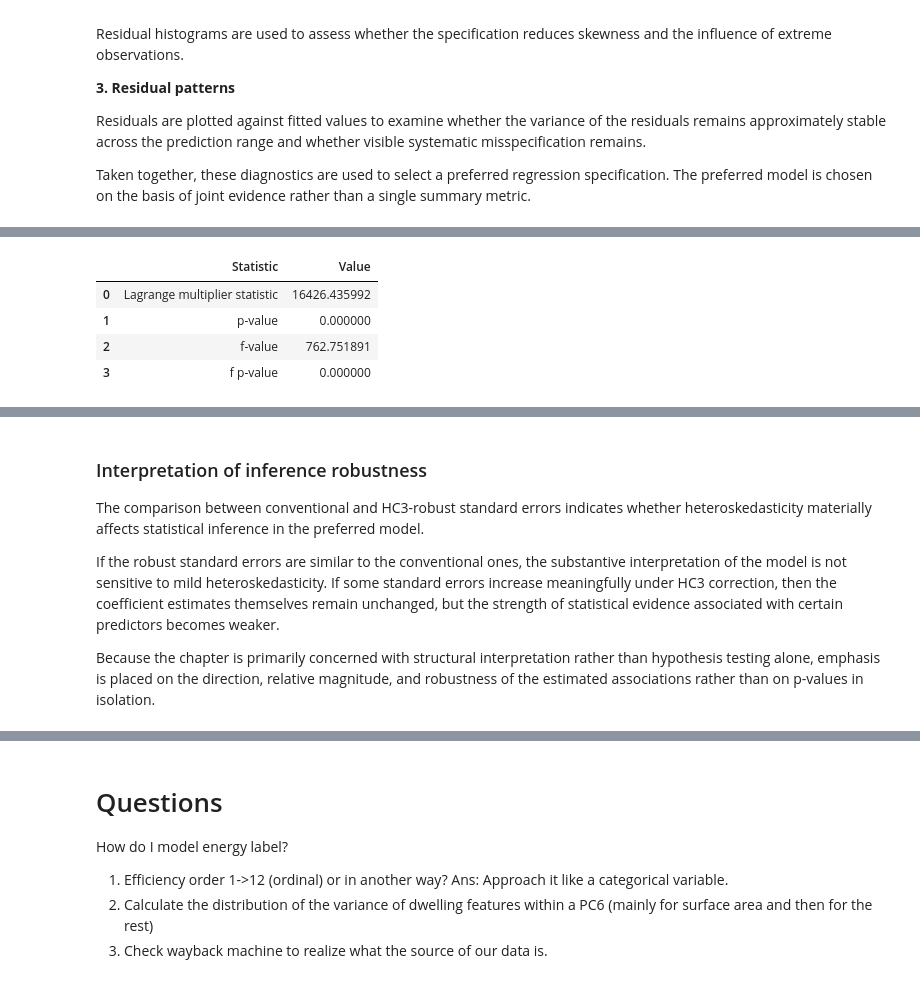
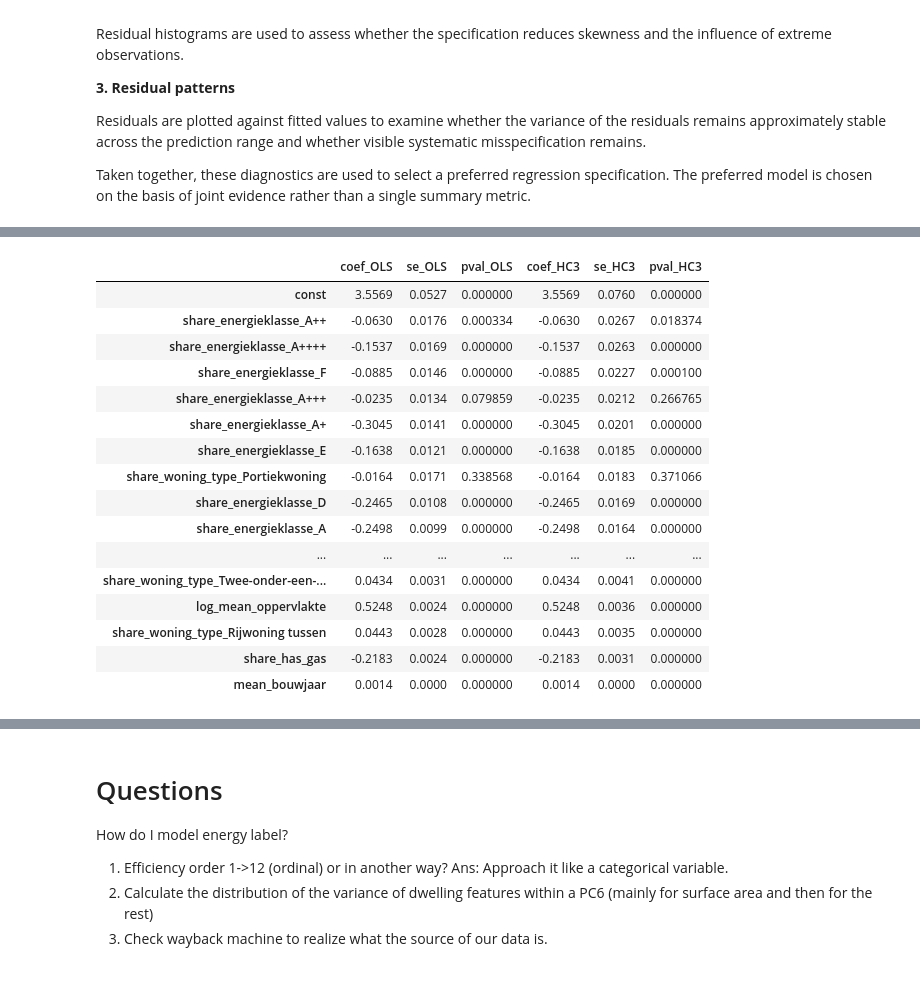
Before and after one commit to Dialectiek/policy-tool-slice, a Jupyter notebook: Dutch_load_analysis/dook_vng_data/Dutch_load_analysis.ipynb, the cells around one changed output, grey strips where cells are left out. Saved outputs shown, nothing was run; the diff lists cells and outputs as text; code cells hidden in the pictures.

```diff
--- a/Dutch_load_analysis/dook_vng_data/Dutch_load_analysis.ipynb
+++ b/Dutch_load_analysis/dook_vng_data/Dutch_load_analysis.ipynb
@@ -2324,11 +2323,6 @@ pc6_dataset = (
     .merge(pc6_energylabel, on="postcode", how="left")
 )
 
-# clarify that this variable represents label coverage, not an efficiency class
-pc6_dataset = pc6_dataset.rename(columns={
-    "share_energieklasse_no_label": "share_no_energy_label"
-})
-
 # replace missing composition shares with zero
 pc6_dataset = pc6_dataset.fillna(0)
 
@@ -2746,7 +2740,7 @@ label_cols_full = [
 ]
 
 # explicit reference categories
-ref_woningtype = "share_woning_type_appartement"   # adjust if needed
+ref_woningtype = "share_woning_type_Appartement"   # adjust if needed
 ref_label = "share_energieklasse_G"                # adjust if needed
 
 woningtype_cols = [
@@ -3227,32 +3432,14 @@ In the analysis below, the preferred model is the log-log specification with log
 # %%
-# 6.5 Heteroskedasticity diagnostic and robust standard errors
-# preferred model: model_log_area
-
-from statsmodels.stats.diagnostic import het_breuschpagan
-
-# Breusch-Pagan test
-residuals_pref = model_log_area.resid
-exog_pref = model_log_area.model.exog
-
-bp_test = het_breuschpagan(residuals_pref, exog_pref)
-
-bp_results = pd.DataFrame({
-    "Statistic": [
-        "Lagrange multiplier statistic",
-        "p-value",
-        "f-value",
-        "f p-value"
-    ],
-    "Value": bp_test
-})
-
-display(bp_results)
-
-# re-estimate preferred model with HC3 robust standard errors
+# ----------------------------
+# 6.5.2 HC3 robust standard errors
+# ----------------------------
+# Re-estimate model with HC3 robust SE
 model_log_area_robust = sm.OLS(y_log_area, X_log_area).fit(cov_type="HC3")
 
+# Show full summary (optional)
 print(model_log_area_robust.summary())
 
+# Compare OLS vs HC3 SE and p-values
 coef_comparison = pd.DataFrame({
     "coef_OLS": model_log_area.params,
     "se_OLS": model_log_area.bse,
@@ -3262,5 +3449,18 @@ coef_comparison = pd.DataFrame({
     "pval_HC3": model_log_area_robust.pvalues
 })
 
+# Round numbers for readability
+coef_comparison = coef_comparison.round({
+    "coef_OLS": 4,
+    "se_OLS": 4,
+    "coef_HC3": 4,
+    "se_HC3": 4,
+    "pval_OLS": 6,
+    "pval_HC3": 6
+})
+
+# Optional: sort by HC3 SE descending
+coef_comparison = coef_comparison.sort_values("se_HC3", ascending=False)
+
 display(coef_comparison)
 # %% [output]
@@ -3267,5 +3484,17 @@ display(coef_comparison)
-|  | Statistic | Value |
-| 0 | Lagrange multiplier statistic | 16426.435992 |
-| 1 | p-value | 0.000000 |
-| 2 | f-value | 762.751891 |
-| 3 | f p-value | 0.000000 |
+|  | coef_OLS | se_OLS | pval_OLS | coef_HC3 | se_HC3 | pval_HC3 |
+| const | 3.5569 | 0.0527 | 0.000000 | 3.5569 | 0.0760 | 0.000000 |
+| share_energieklasse_A++ | -0.0630 | 0.0176 | 0.000334 | -0.0630 | 0.0267 | 0.018374 |
+| share_energieklasse_A++++ | -0.1537 | 0.0169 | 0.000000 | -0.1537 | 0.0263 | 0.000000 |
+| share_energieklasse_F | -0.0885 | 0.0146 | 0.000000 | -0.0885 | 0.0227 | 0.000100 |
+| share_energieklasse_A+++ | -0.0235 | 0.0134 | 0.079859 | -0.0235 | 0.0212 | 0.266765 |
+| share_energieklasse_A+ | -0.3045 | 0.0141 | 0.000000 | -0.3045 | 0.0201 | 0.000000 |
+| share_energieklasse_E | -0.1638 | 0.0121 | 0.000000 | -0.1638 | 0.0185 | 0.000000 |
+| share_woning_type_Portiekwoning | -0.0164 | 0.0171 | 0.338568 | -0.0164 | 0.0183 | 0.371066 |
+| share_energieklasse_D | -0.2465 | 0.0108 | 0.000000 | -0.2465 | 0.0169 | 0.000000 |
+| share_energieklasse_A | -0.2498 | 0.0099 | 0.000000 | -0.2498 | 0.0164 | 0.000000 |
+| ... | ... | ... | ... | ... | ... | ... |
+| share_woning_type_Twee-onder-een-... | 0.0434 | 0.0031 | 0.000000 | 0.0434 | 0.0041 | 0.000000 |
+| log_mean_oppervlakte | 0.5248 | 0.0024 | 0.000000 | 0.5248 | 0.0036 | 0.000000 |
+| share_woning_type_Rijwoning tussen | 0.0443 | 0.0028 | 0.000000 | 0.0443 | 0.0035 | 0.000000 |
+| share_has_gas | -0.2183 | 0.0024 | 0.000000 | -0.2183 | 0.0031 | 0.000000 |
+| mean_bouwjaar | 0.0014 | 0.0000 | 0.000000 | 0.0014 | 0.0000 | 0.000000 |
@@ -3306,8 +3500,0 @@ strong multicollinearity or other numerical problems.
-# %% [markdown]
-### Interpretation of inference robustness
-
-The comparison between conventional and HC3-robust standard errors indicates whether heteroskedasticity materially affects statistical inference in the preferred model.
-
-If the robust standard errors are similar to the conventional ones, the substantive interpretation of the model is not sensitive to mild heteroskedasticity. If some standard errors increase meaningfully under HC3 correction, then the coefficient estimates themselves remain unchanged, but the strength of statistical evidence associated with certain predictors becomes weaker.
-
-Because the chapter is primarily concerned with structural interpretation rather than hypothesis testing alone, emphasis is placed on the direction, relative magnitude, and robustness of the estimated associations rather than on p-values in isolation.
```
Also changed, not shown: parts of 29 cells of this notebook.
